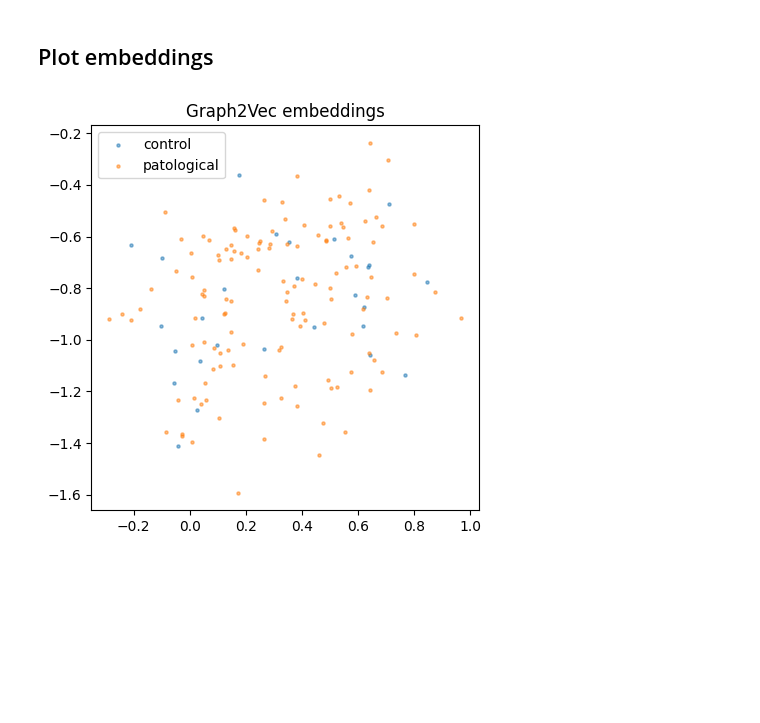
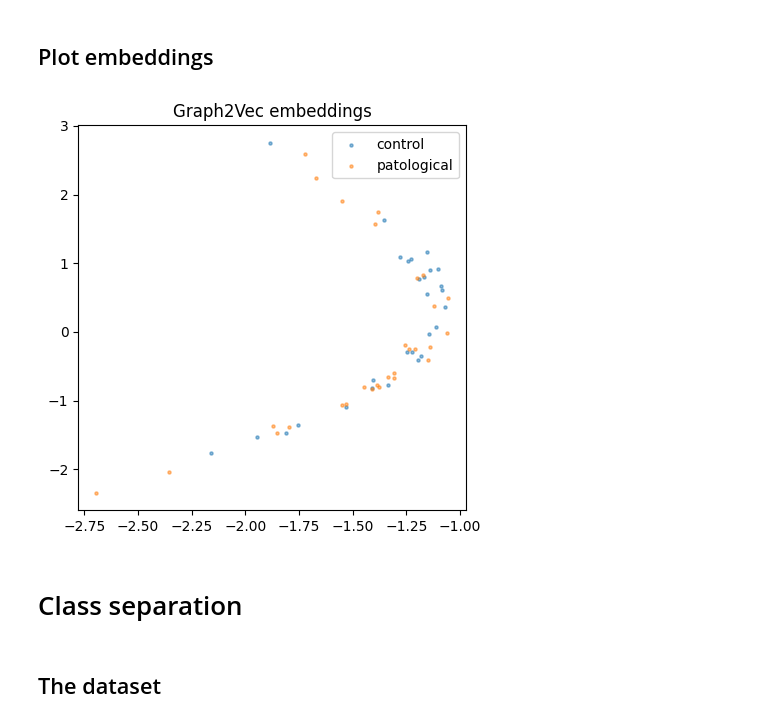
Before and after one commit to Wotaker/masters-thesis, a Jupyter notebook: Playground/embedd_networks.ipynb, the cells around one changed output. Saved outputs shown, nothing was run; the diff lists cells and outputs as text; code cells hidden in the pictures; blank space fills up the shorter version.

Commit message:
Playing with graph2vec on ischemic-cortical partition (Ridge Regression results)

```diff
--- a/Playground/embedd_networks.ipynb
+++ b/Playground/embedd_networks.ipynb
@@ -9,7 +26,7 @@ CAUSAL_COEFF_STRENGTH = 1.5
 # %% [markdown]
 # Load EC networks into a netwokx dataset
 # %%
-networks_dir = "../Datasets/SynapseSnap/effective-connectivity-networks"
+networks_dir = "../Datasets/SynapseSnap/ischemic-cortical-subjects/"
 
 # List of all networks
 np_files = os.listdir(networks_dir)
@@ -18,11 +35,17 @@ np_files = os.listdir(networks_dir)
 labels = np.array([np_file[4:7] == 'PAT' for np_file in np_files])
 
 # Load all networks, and calculate mean score and std
-np_networks = [np.load(os.path.join(networks_dir, np_file))[1] for np_file in np_files]
-score_mean, score_std = np.array(np_networks).mean(), np.array(np_networks).std()
+np_matrices = [np.load(os.path.join(networks_dir, np_file))[1] for np_file in np_files]
+score_mean, score_std = np.array(np_matrices).mean(), np.array(np_matrices).std()
 
 # Binarize networks
-np_networks = np_networks > score_mean + CAUSAL_COEFF_STRENGTH * score_std
+np_networks = np_matrices > score_mean + CAUSAL_COEFF_STRENGTH * score_std
 
 # Convert to networkx graphs
 dataset = [nx.from_numpy_array(np_network, create_using=nx.DiGraph) for np_network in np_networks]
+
+# Balance of control and patological samples
+n_control = len(labels) - labels.sum()
+n_patological = labels.sum()
+print(f"No of control samples: {n_control}")
+print(f"No of patological samples: {n_patological}")
@@ -41,18 +78,20 @@ for i, ax in zip(indices, axes.flatten()):
 # %% [markdown]
 # Embedd using graph2vec
 # %%
-model = Graph2Vec(dimensions=2)
-model.fit(dataset)
-embeddings = model.get_embedding()
+model_2D = Graph2Vec(dimensions=2, wl_iterations=2, epochs=200)
+model_2D.fit(dataset)
+embeddings_2d = model_2D.get_embedding()
 # %% [markdown]
 ## Plot embeddings
 # %%
 # plot the embeddings and label them
 fig, ax = plt.subplots(figsize=(5, 5))
-ax.scatter(embeddings[labels == 0, 0], embeddings[labels == 0, 1], c='tab:blue', s=5, alpha=0.5, label='control')
-ax.scatter(embeddings[labels == 1, 0], embeddings[labels == 1, 1], c='tab:orange', s=5, alpha=0.5, label='patological')
+ax.scatter(embeddings_2d[labels == 0, 0], embeddings_2d[labels == 0, 1], c='tab:blue', s=5, alpha=0.5, label='control')
+ax.scatter(embeddings_2d[labels == 1, 0], embeddings_2d[labels == 1, 1], c='tab:orange', s=5, alpha=0.5, label='patological')
 ax.set_title('Graph2Vec embeddings')
 plt.legend()
 plt.show()
 # %% [output]
-[figure, old version]
+[figure, new version]
+# %% [markdown]
+# Class separation
@@ -58,0 +104,2 @@ plt.show()
+# %% [markdown]
+## The dataset
```
Also changed, not shown: parts of 23 cells of this notebook, 1 other file.
